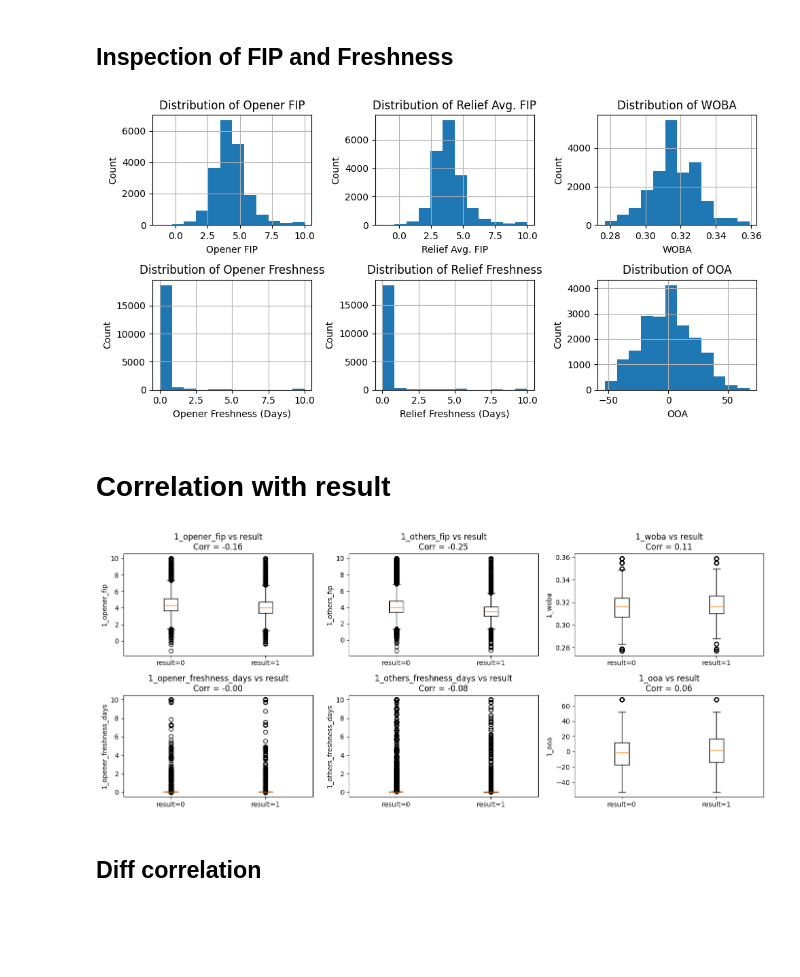
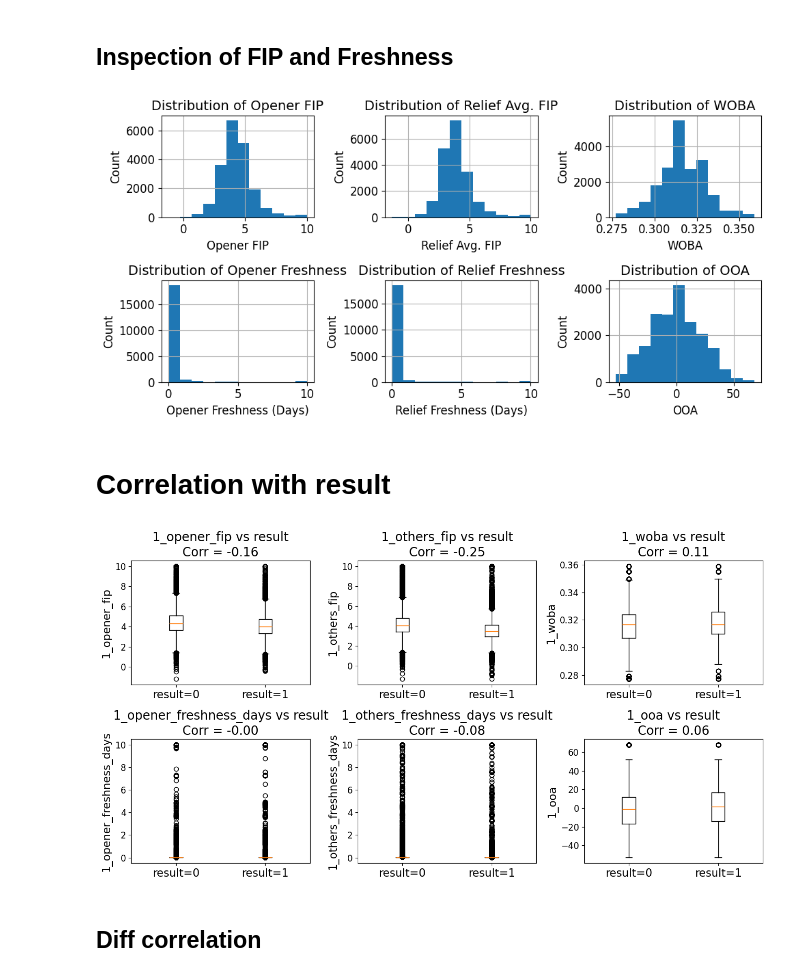
Before and after one commit to jackdpond/snare_algo, a Jupyter notebook: data_viz.ipynb, the cells around one changed output. Drawn from its saved outputs; the diff is of its cells as text; code cells hidden in the pictures; blank space fills up the shorter version.

Commit message:
Improved resolution of figures

```diff
--- a/data_viz.ipynb
+++ b/data_viz.ipynb
@@ -1,6 +1,15 @@
 # %%
 import pandas as pd
 import matplotlib.pyplot as plt
+# %%
+plt.rcParams.update({
+    "font.size": 12,          # default text size
+    "axes.labelsize": 12,     # axis labels
+    "xtick.labelsize": 12,    # tick labels
+    "ytick.labelsize": 12,
+    "legend.fontsize": 12,
+    "axes.titlesize": 14,     # <--- titles
+})
 # %%
 df = pd.read_csv('data/GAMES.csv')
 len(df)
@@ -63,45 +72,46 @@ for ax, feat, title, lab in zip(axs, features, titles, xlabels):
 plt.tight_layout()
 plt.savefig("Paper/figures/feature_distributions.pdf", bbox_inches="tight")
 # %% [output]
-[figure, old version]
+[figure, new version]
 # %% [markdown]
 # Correlation with result
 # %%
 features = ['1_opener_fip', '1_others_fip', '1_woba', '1_opener_freshness_days', '1_others_freshness_days', '1_ooa']
 
-fig, axs = plt.subplots(2, 3, figsize=(14, 6))
+fig, axs = plt.subplots(2, 3, figsize=(13, 7))
 axs = axs.ravel()
 
 target = 'result'
 
 for ax, feat in zip(axs, features):
     # Drop NaNs for correlation and plotting
     sub = df[[feat, target]].dropna()
 
     if sub.empty:
         ax.set_title(f"{feat}\n(no data)")
         ax.axis('off')
         continue
 
     # Compute Pearson correlation (point-biserial since target is 0/1)
     corr = sub[[feat, target]].corr().loc[feat, target]
 
     # Prepare data for boxplot: feature values for each target class
     vals_0 = sub.loc[sub[target] == 0, feat]
     vals_1 = sub.loc[sub[target] == 1, feat]
 
     ax.boxplot(
         [vals_0, vals_1],
         labels=[f"{target}=0", f"{target}=1"],
         showfliers=True
     )
-    ax.set_title(f"{feat} vs {target}\nCorr = {corr:.2f}")
-    ax.set_ylabel(feat)
+    ax.set_xticklabels([f"{target}=0", f"{target}=1"], fontsize=15)
+    ax.set_title(f"{feat} vs {target}\nCorr = {corr:.2f}", fontsize=17)
+    ax.set_ylabel(feat, fontsize=15)
 
 plt.tight_layout()
 plt.savefig("Paper/figures/results_box_plots.pdf", bbox_inches="tight")
 # %% [output]
-[figure, old version]
+[figure, new version]
 # %% [markdown]
 ## Diff correlation
 # %%
```
Also changed, not shown: parts of 6 cells of this notebook, 5 other files.
